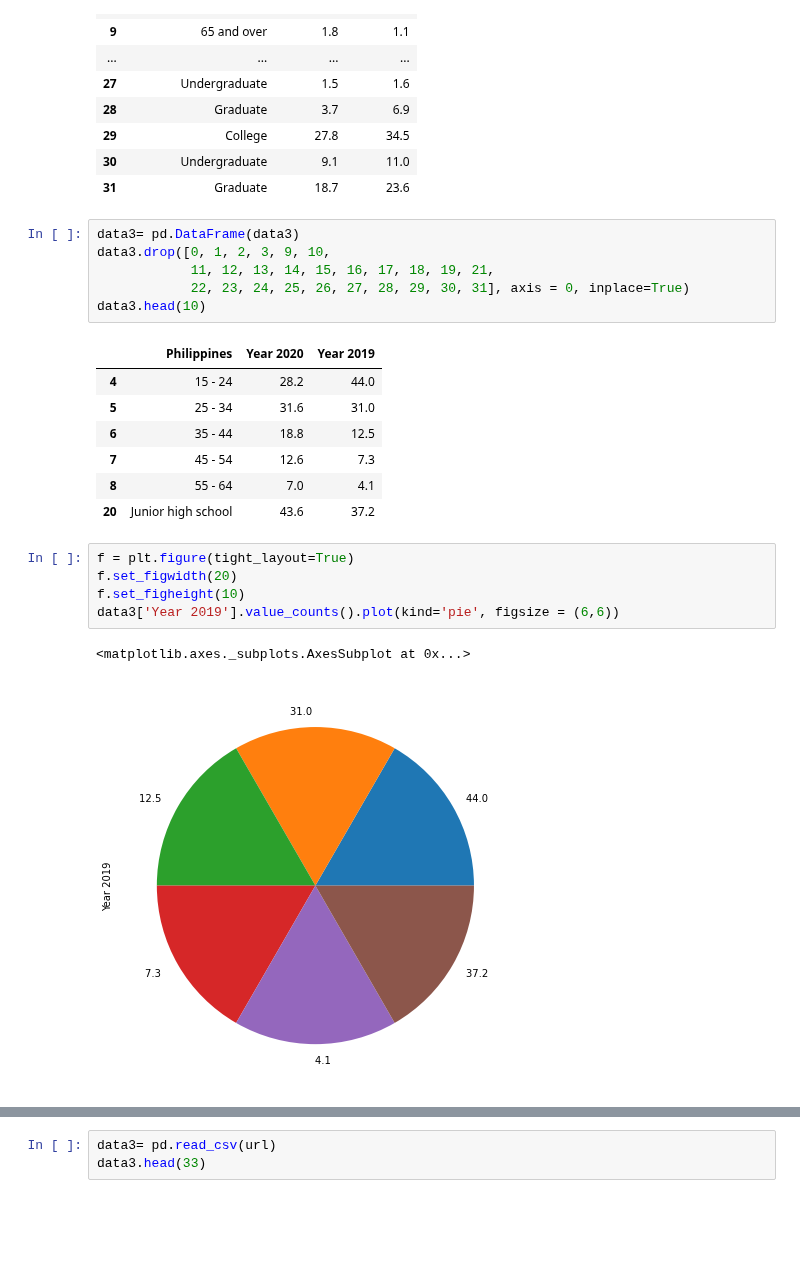
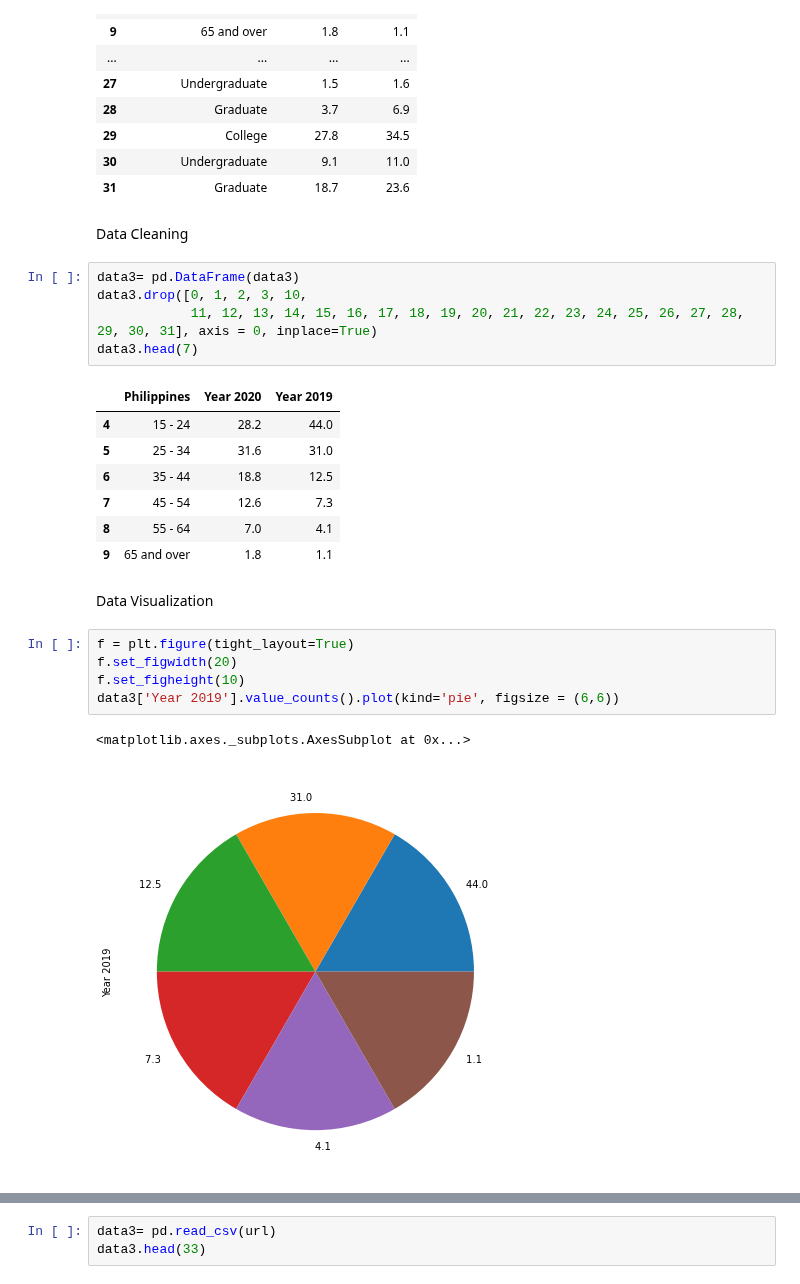
Before and after one commit to maezie19-02475/3206-The-Conquerors, a Jupyter notebook: COVID_19_DESCRIPTIVE_ANALYSIS_INFORMATION_AND_IMPACT_ON_EMPLOYMENT.ipynb, the cells around one changed output, grey strips where cells are left out. Saved outputs shown, nothing was run; the diff lists cells and outputs as text; blank space fills up the shorter version.

```diff
--- a/COVID_19_DESCRIPTIVE_ANALYSIS_INFORMATION_AND_IMPACT_ON_EMPLOYMENT.ipynb
+++ b/COVID_19_DESCRIPTIVE_ANALYSIS_INFORMATION_AND_IMPACT_ON_EMPLOYMENT.ipynb
@@ -151,20 +151,23 @@ data3.head(33)
 | 29 | College | 27.8 | 34.5 |
 | 30 | Undergraduate | 9.1 | 11.0 |
 | 31 | Graduate | 18.7 | 23.6 |
+# %% [markdown]
+Data Cleaning
 # %%
 data3= pd.DataFrame(data3)
-data3.drop([0, 1, 2, 3, 9, 10,
-            11, 12, 13, 14, 15, 16, 17, 18, 19, 21,
-            22, 23, 24, 25, 26, 27, 28, 29, 30, 31], axis = 0, inplace=True)
-data3.head(10)
+data3.drop([0, 1, 2, 3, 10,
+            11, 12, 13, 14, 15, 16, 17, 18, 19, 20, 21, 22, 23, 24, 25, 26, 27, 28, 29, 30, 31], axis = 0, inplace=True)
+data3.head(7)
 # %% [output]
 |  | Philippines | Year 2020 | Year 2019 |
 | 4 | 15 - 24 | 28.2 | 44.0 |
 | 5 | 25 - 34 | 31.6 | 31.0 |
 | 6 | 35 - 44 | 18.8 | 12.5 |
 | 7 | 45 - 54 | 12.6 | 7.3 |
 | 8 | 55 - 64 | 7.0 | 4.1 |
-| 20 | Junior high school | 43.6 | 37.2 |
+| 9 | 65 and over | 1.8 | 1.1 |
+# %% [markdown]
+Data Visualization
 # %%
 f = plt.figure(tight_layout=True)
 f.set_figwidth(20)
@@ -172,7 +175,7 @@ f.set_figheight(10)
 data3['Year 2019'].value_counts().plot(kind='pie', figsize = (6,6))
 # %% [output]
 <matplotlib.axes._subplots.AxesSubplot at 0x...>
-[figure, old version]
+[figure, new version]
 # %%
 f = plt.figure(tight_layout=True)
 f.set_figwidth(20)
```
Also changed, not shown: parts of 1 cell of this notebook.
